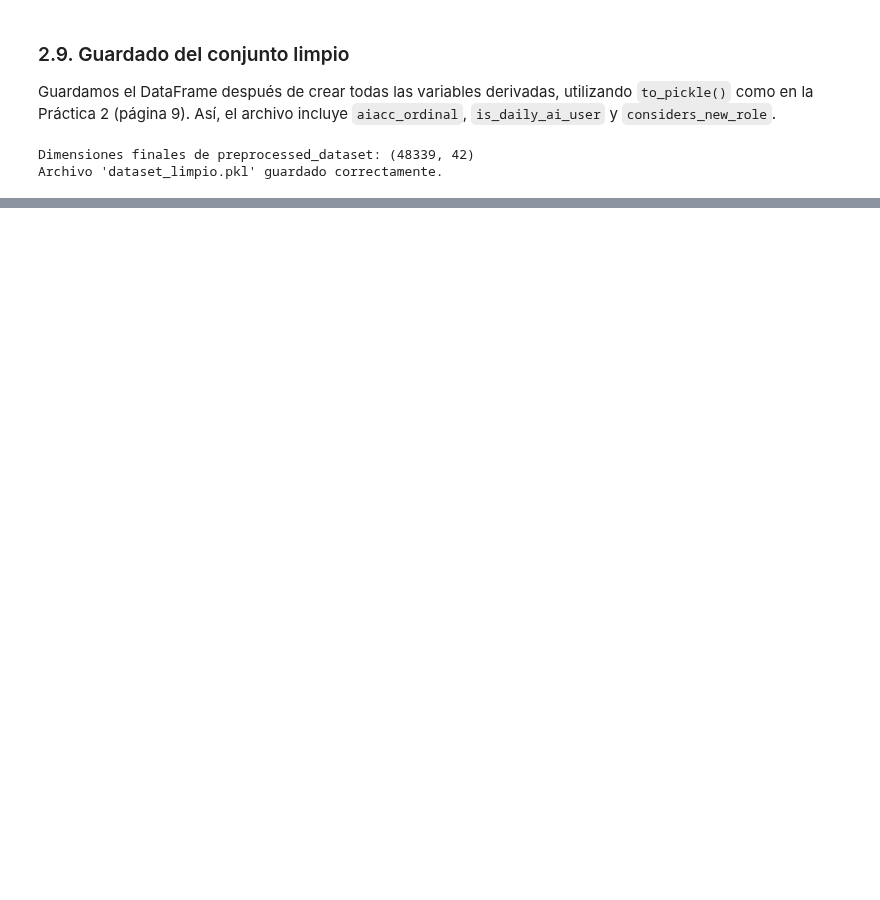
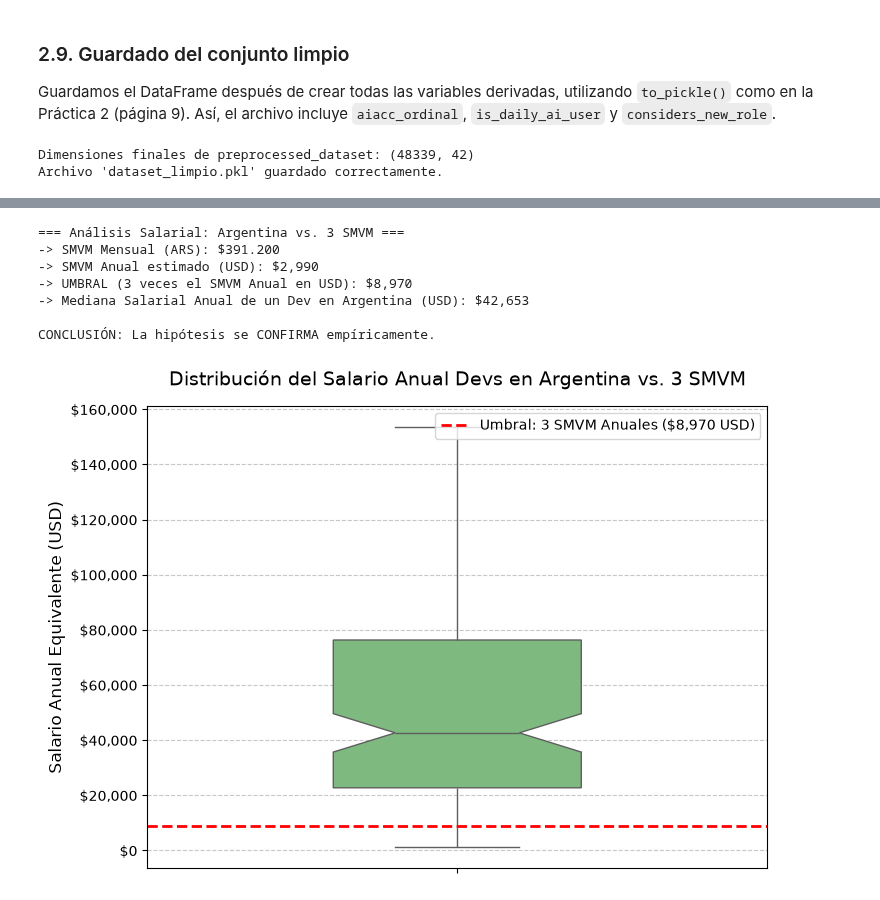
Before and after one commit to FausGiun/Fudamentos, a Jupyter notebook: tp_especial.ipynb, the cells around one changed output, grey strips where cells are left out. Cells and saved outputs as stored; diff of their text form; code cells hidden in the pictures; blank space fills up the shorter version.

```diff
--- a/tp_especial.ipynb
+++ b/tp_especial.ipynb
@@ -754,0 +1019,72 @@ A partir de la exploración realizada sobre los atributos del conjunto de datos
+# %%
+# Definimos los valores económicos de referencia
+smvm_mensual_ars = 391200
+smvm_anual_ars = smvm_mensual_ars * 12
+
+# Definimos un tipo de cambio estimado (ARS a USD) para estandarizar la métrica.
+# NOTA: Ajustar este valor a la cotización (MEP/Blue) que el grupo considere representativa.
+tipo_cambio_usd = 1570
+
+smvm_anual_usd = smvm_anual_ars / tipo_cambio_usd
+umbral_3_smvm_usd = smvm_anual_usd * 3
+
+# Filtramos la base: Solo Argentina y descartamos nulos/valores extremos para no distorsionar
+df_arg = preprocessed_dataset[
+    (preprocessed_dataset["Country"] == "Argentina") &
+    (preprocessed_dataset["ConvertedCompYearly"].notna()) &
+    (preprocessed_dataset["ConvertedCompYearly"] >= 1000) &
+    (preprocessed_dataset["ConvertedCompYearly"] <= 500000)
+].copy()
+
+# Calculamos la mediana de los sueldos en Argentina
+mediana_arg = df_arg["ConvertedCompYearly"].median()
+
+print("=== Análisis Salarial: Argentina vs. 3 SMVM ===")
+print(f"-> SMVM Mensual (ARS): ${smvm_mensual_ars:,.0f}".replace(",", "."))
+print(f"-> SMVM Anual estimado (USD): ${smvm_anual_usd:,.0f}")
+print(f"-> UMBRAL (3 veces el SMVM Anual en USD): ${umbral_3_smvm_usd:,.0f}")
+print(f"-> Mediana Salarial Anual de un Dev en Argentina (USD): ${mediana_arg:,.0f}\n")
+
+# Verificación de la hipótesis
+if mediana_arg > umbral_3_smvm_usd:
+    print("CONCLUSIÓN: La hipótesis se CONFIRMA empíricamente.")
+else:
+    print("CONCLUSIÓN: La hipótesis es REFUTADA por los datos.")
+
+# --- Visualización ---
+plt.figure(figsize=(8, 6))
+
+# Boxplot de los salarios en Argentina (sin outliers visuales para mejor legibilidad)
+sns.boxplot(
+    y=df_arg["ConvertedCompYearly"],
+    color="#74c476",
+    notch=True,
+    showfliers=False,
+    width=0.4
+)
+
+# Agregamos la línea de corte del umbral (3 SMVM)
+plt.axhline(
+    y=umbral_3_smvm_usd,
+    color='red',
+    linestyle='--',
+    linewidth=2,
+    label=f'Umbral: 3 SMVM Anuales (${umbral_3_smvm_usd:,.0f} USD)'
+)
+
+plt.title("Distribución del Salario Anual Devs en Argentina vs. 3 SMVM", fontsize=14, pad=15)
+plt.ylabel("Salario Anual Equivalente (USD)", fontsize=12)
+plt.gca().yaxis.set_major_formatter(plt.matplotlib.ticker.StrMethodFormatter('${x:,.0f}'))
+plt.grid(axis='y', linestyle='--', alpha=0.7)
+plt.legend(loc='upper right')
+
+plt.show()
+# %% [output]
+=== Análisis Salarial: Argentina vs. 3 SMVM ===
+-> SMVM Mensual (ARS): $391.200
+-> SMVM Anual estimado (USD): $2,990
+-> UMBRAL (3 veces el SMVM Anual en USD): $8,970
+-> Mediana Salarial Anual de un Dev en Argentina (USD): $42,653
+
+CONCLUSIÓN: La hipótesis se CONFIRMA empíricamente.
+[figure, added]
```
Also changed, not shown: parts of 10 cells of this notebook.
